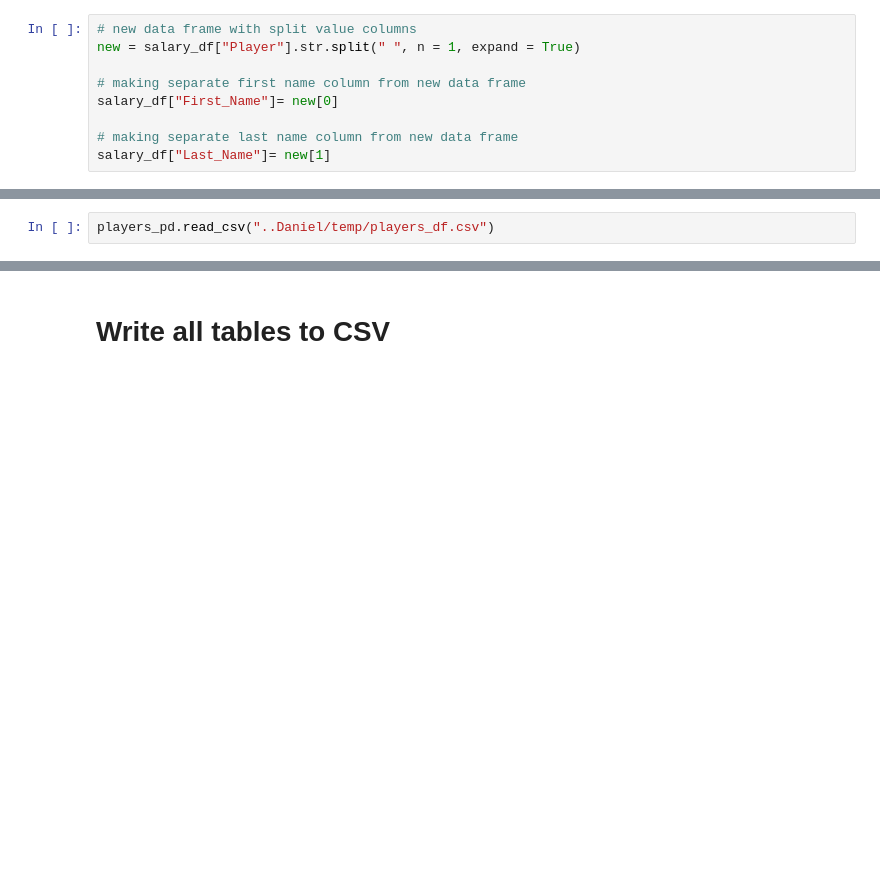
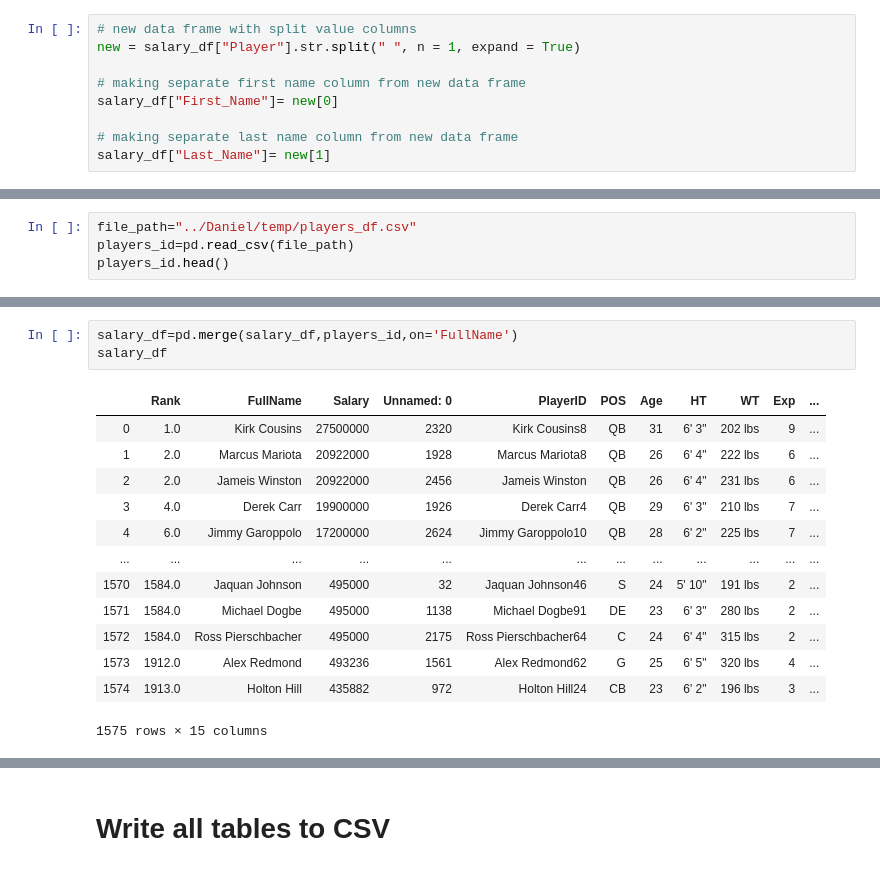
Before and after one commit to nberman12/NFL-ETL-Project, a Jupyter notebook: Nate/ETL-Project.ipynb, the cells around one changed output, grey strips where cells are left out. Saved outputs shown, nothing was run; the diff lists cells and outputs as text; blank space fills up the shorter version.

```diff
--- a/Nate/ETL-Project.ipynb
+++ b/Nate/ETL-Project.ipynb
@@ -411,3 +414,5 @@ salary_df.head()
 # %%
-players_pd.read_csv("..Daniel/temp/players_df.csv")
+file_path="../Daniel/temp/players_df.csv"
+players_id=pd.read_csv(file_path)
+players_id.head()
 # %% [output]
@@ -414,0 +425,17 @@ NameError: name 'plaer_id' is not defined
+# %%
+salary_df=pd.merge(salary_df,players_id,on='FullName')
+salary_df
+# %% [output]
+|  | Rank | FullName | Salary | Unnamed: 0 | PlayerID | POS | Age | HT | WT | Exp | ... |
+| 0 | 1.0 | Kirk Cousins | 27500000 | 2320 | Kirk Cousins8 | QB | 31 | 6' 3" | 202 lbs | 9 | ... |
+| 1 | 2.0 | Marcus Mariota | 20922000 | 1928 | Marcus Mariota8 | QB | 26 | 6' 4" | 222 lbs | 6 | ... |
+| 2 | 2.0 | Jameis Winston | 20922000 | 2456 | Jameis Winston | QB | 26 | 6' 4" | 231 lbs | 6 | ... |
+| 3 | 4.0 | Derek Carr | 19900000 | 1926 | Derek Carr4 | QB | 29 | 6' 3" | 210 lbs | 7 | ... |
+| 4 | 6.0 | Jimmy Garoppolo | 17200000 | 2624 | Jimmy Garoppolo10 | QB | 28 | 6' 2" | 225 lbs | 7 | ... |
+| ... | ... | ... | ... | ... | ... | ... | ... | ... | ... | ... | ... |
+| 1570 | 1584.0 | Jaquan Johnson | 495000 | 32 | Jaquan Johnson46 | S | 24 | 5' 10" | 191 lbs | 2 | ... |
+| 1571 | 1584.0 | Michael Dogbe | 495000 | 1138 | Michael Dogbe91 | DE | 23 | 6' 3" | 280 lbs | 2 | ... |
+| 1572 | 1584.0 | Ross Pierschbacher | 495000 | 2175 | Ross Pierschbacher64 | C | 24 | 6' 4" | 315 lbs | 2 | ... |
+| 1573 | 1912.0 | Alex Redmond | 493236 | 1561 | Alex Redmond62 | G | 25 | 6' 5" | 320 lbs | 4 | ... |
+| 1574 | 1913.0 | Holton Hill | 435882 | 972 | Holton Hill24 | CB | 23 | 6' 2" | 196 lbs | 3 | ... |
+1575 rows × 15 columns
```
Also changed, not shown: parts of 7 cells of this notebook, 5 other files.
